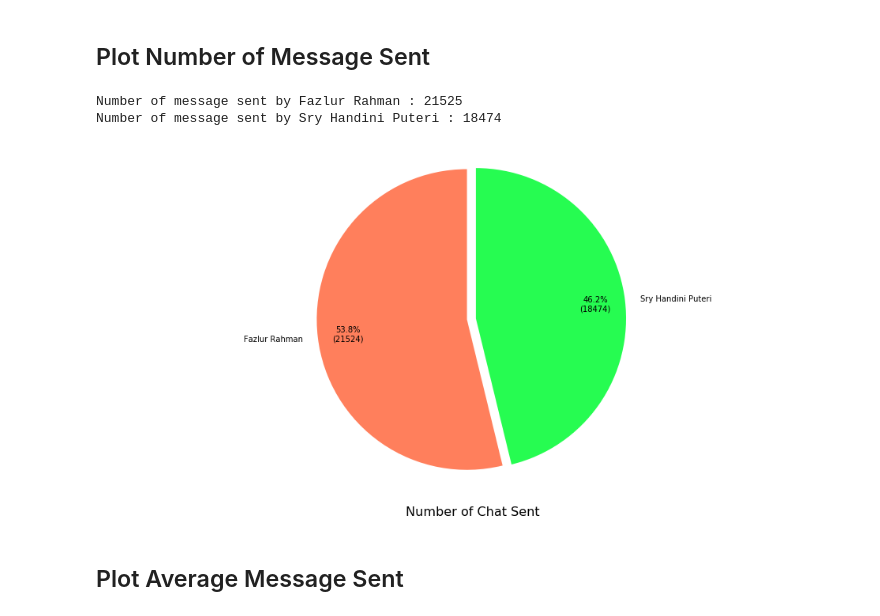
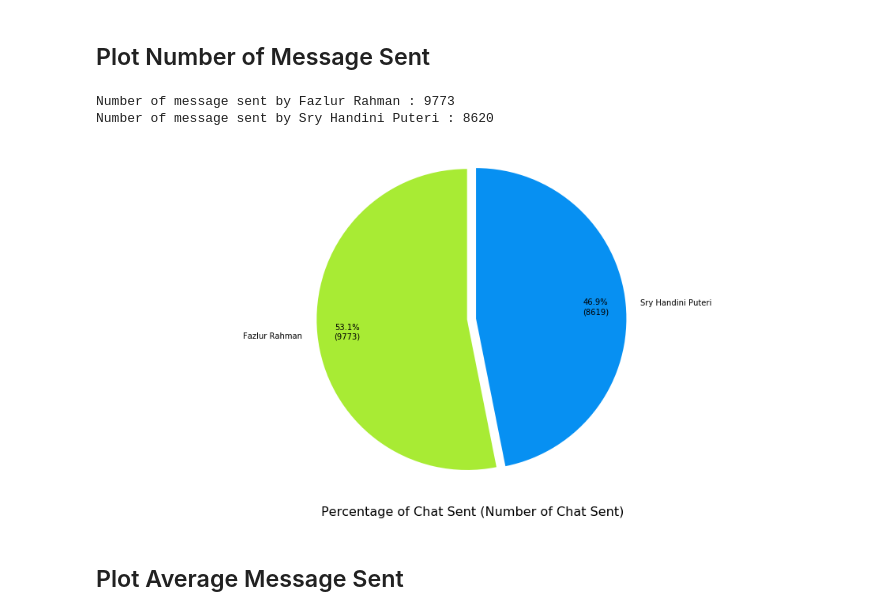
Before and after one commit to fazlurnu/Whatsapp-Chat-Analysis, a Jupyter notebook: MyChat.ipynb, the cells around one changed output. Cells and saved outputs as stored; diff of their text form; code cells hidden in the pictures.

```diff
--- a/MyChat.ipynb
+++ b/MyChat.ipynb
@@ -35,8 +38,10 @@ def build_dict_of_word(message, dictionary):
     parsed_message = message.split(" ")
 
     for word in parsed_message:
-        if (word == 'unu'):
+        if (word == 'unu' or word == 'nuuuu' or word == 'unuuuu' or word == 'unuuuuu'):
             word = 'nu'
+        if (word == 'oiii' or word == 'oii'):
+            word = 'oi'
 
         if (word not in list_of_neglected_words):
             build_dict(word, dictionary)
@@ -121,37 +126,42 @@ for i in range (len(content)):
 
         if (r is not None):
             date = r[0]
+            month, day, year = r[0].split("/")
             hour_min = r[1]
             sender = r[2]
             message = r[3].lower()
 
-            if (date not in dict_nb_of_chat_per_day.keys()):
-                nb_of_days += 1
+            if(year=="20"):
+                print(date)
+                if (date not in dict_nb_of_chat_per_day.keys()):
+                    nb_of_days += 1
 
-            build_dict(date, dict_nb_of_chat_per_day);
+                build_dict(date, dict_nb_of_chat_per_day);
 
-            hour = hour_min.split(":")[0]
-            min = hour_min.split(":")[1]
+                hour = hour_min.split(":")[0]
+                min = hour_min.split(":")[1]
 
-            build_dict(hour, dict_nb_of_chat_by_hour)
-            build_dict(hour, dict_nb_of_chat_by_hour_per_day)
+                build_dict(hour, dict_nb_of_chat_by_hour)
+                build_dict(hour, dict_nb_of_chat_by_hour_per_day)
 
-            if (date not in dict_per_day_per_hour.keys()):
-                dict_per_day_per_hour[date] = dict_nb_of_chat_by_hour_per_day
-                dict_nb_of_chat_by_hour_per_day = {}
+                if (date not in dict_per_day_per_hour.keys()):
+                    dict_per_day_per_hour[date] = dict_nb_of_chat_by_hour_per_day
+                    dict_nb_of_chat_by_hour_per_day = {}
 
 
-            if (sender == person1.name):
-                person1.nb_chat_sent += 1
-                build_dict_of_word(message, person1.dictionary)
+                if (sender == person1.name):
+                    person1.nb_chat_sent += 1
+                    build_dict_of_word(message, person1.dictionary)
 
-            elif (sender == person2.name):
-                person2.nb_chat_sent += 1
-                build_dict_of_word(message, person2.dictionary)
+                elif (sender == person2.name):
+                    person2.nb_chat_sent += 1
+                    build_dict_of_word(message, person2.dictionary)
 
         chat = ""
 
 last_chat = chats[len(chats)-1]
 print(last_chat)
 r = parse("{}, {} - {}: {}", last_chat)
+
+print(dict_nb_of_chat_per_day)
 # %% [output]
@@ -205,36 +231,36 @@ error = std_by_hour
 # %%
 person1.printNbOfMessage()
 person2.printNbOfMessage()
 
 # Pie chart, where the slices will be ordered and plotted counter-clockwise:
 labels = person1.name, person2.name
 sizes = [person1.nb_chat_sent, person2.nb_chat_sent]
 explode = (0.05, 0.01)  # only "explode" the 2nd slice (i.e. 'Hogs')
 
 def func(pct, allvals):
     absolute = int(pct/100.*np.sum(allvals))
     return "{:.1f}%\n({:d})".format(pct, absolute)
 
-colors = ['#ff7f5c','#26fc51','#f2e207']
+colors = ['#a8eb34', '#0790f2']
 
 fig1, ax1 = plt.subplots()
 
 def func(pct, allvals):
     absolute = int(pct/100.*np.sum(allvals))
     return "{:.1f}%\n({:d})".format(pct, absolute)
 
 ax1.pie(sizes, explode=explode, labels=labels, colors=colors, autopct=lambda pct: func(pct, sizes),
         shadow=False, startangle=90, pctdistance=0.8)# Equal aspect ratio ensures that pie is drawn as a circle
 
 plt.gcf().set_size_inches(w=20/1.5,h=10/1.5)
-plt.title('Number of Chat Sent', fontsize=16, y = -0.1)
+plt.title('Percentage of Chat Sent (Number of Chat Sent)', fontsize=16, y = -0.1)
 ax1.axis('equal')
 plt.tight_layout()
 plt.show()
 # %% [output]
-Number of message sent by Fazlur Rahman : 21525
-Number of message sent by Sry Handini Puteri : 18474
+Number of message sent by Fazlur Rahman : 9773
+Number of message sent by Sry Handini Puteri : 8620
-[figure, old version]
+[figure, new version]
 # %% [markdown]
 ## Plot Average Message Sent
 # %%
```
Also changed, not shown: parts of 10 cells of this notebook.
